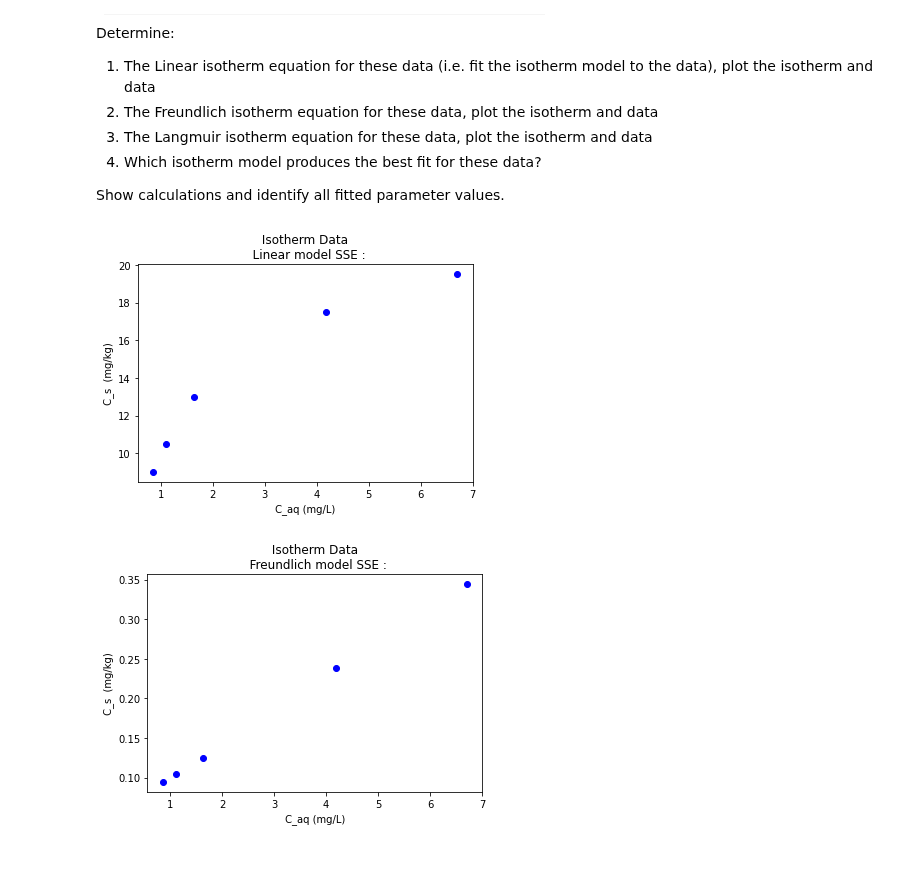
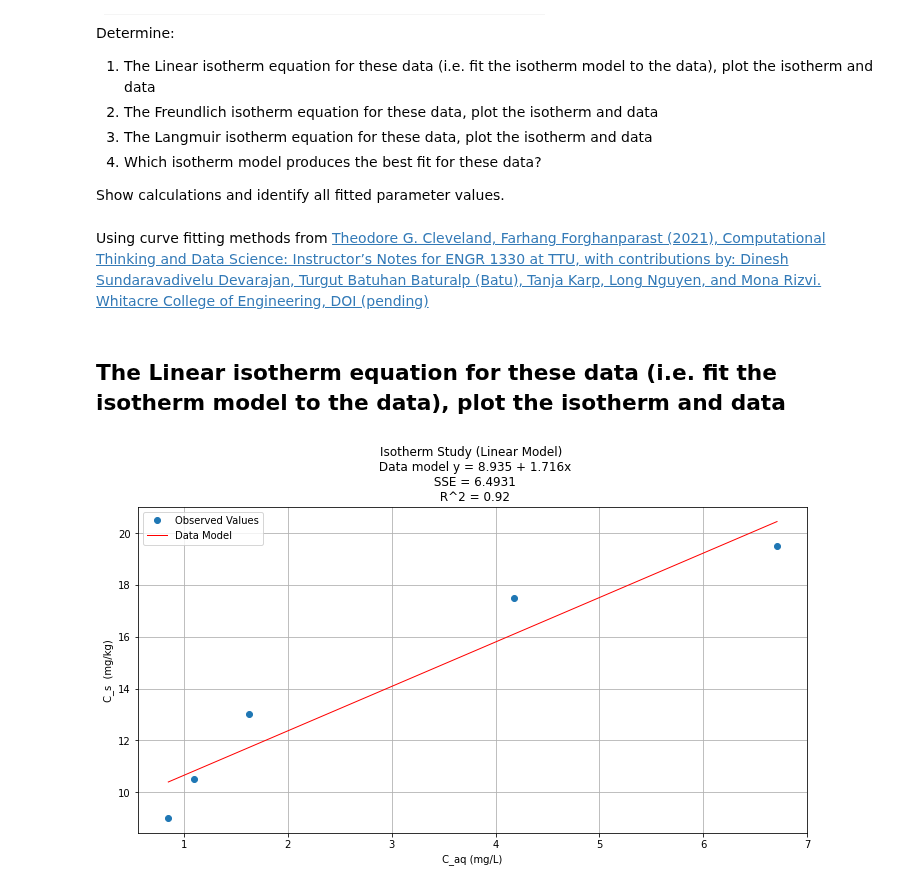
Before and after one commit to dustykat/ce-5364-webroot, a Jupyter notebook: 2-Exercises/ES3/src/ES3-WS.ipynb, the cells around one changed output. Saved outputs shown, nothing was run; the diff lists cells and outputs as text; code cells hidden in the pictures; blank space fills up the shorter version.

```diff
--- a/2-Exercises/ES3/src/ES3-WS.ipynb
+++ b/2-Exercises/ES3/src/ES3-WS.ipynb
@@ -707,3 +700,8 @@ Show calculations and identify all fitted parameter values.
+# %% [markdown]
+
+Using curve fitting methods from [Theodore G. Cleveland, Farhang Forghanparast (2021), Computational Thinking and Data Science: Instructor’s Notes for ENGR 1330 at TTU, with contributions by: Dinesh Sundaravadivelu Devarajan, Turgut Batuhan Baturalp (Batu), Tanja Karp, Long Nguyen, and Mona Rizvi. Whitacre College of Engineering, DOI (pending) ](http://54.243.252.9/engr-1330-webroot/engr1330jb/_build/html/lessons/lesson30/lesson30.html?highlight=fitting)
+# %% [markdown]
+## The Linear isotherm equation for these data (i.e. fit the isotherm model to the data), plot the isotherm and data
 # %%
 p5df = [[7.10 ,6.71],
 [4.53 ,4.18],
@@ -732,46 +730,36 @@ import numpy as np
 import pandas as pd
 import statistics
 import statsmodels.formula.api as smf # here is the regression package to fit lines
-data = pd.DataFrame({'X':t, 'Y':y}) # we use X,Y as column names for simplicity
-data.head()
+data = pd.DataFrame({'X':cEq, 'Y':cS}) # we use X,Y as column names for simplicity
+#data.head()
-# %%
-# Multiple Linear Regression with scikit-learn:
-from sklearn.linear_model import LinearRegression
-
-# Build linear regression model using X as predictors
-# Split data into predictors X and output Y
-predictors = ['X'] # this seems odd, but will make sense when we add predictors later
-X = data[predictors]
-y = data['Y']
-
-# Initialise and fit model
-lm = LinearRegression()  # This is the sklearn model tool here
-model = lm.fit(X, y)
-
-from matplotlib import pyplot as plt
-plt.plot(cEq,cS, color='blue', linestyle = "none", marker = 'o')  # make the plot object
-plt.title(" Isotherm Data \n  " + " Linear model SSE : " )  # caption the plot object
-plt.xlabel(" C_aq (mg/L) ") # label x-axis
-plt.ylabel(" C_s  (mg/kg) ") # label y-axis
-#plt.xscale('log')
-#plt.yscale('log')
-
-plt.show() # plot to stdio -- has to be last call as it kills prior objects
-plt.close('all') # needed when plt.show call not invoked, optional here
-#sys.exit() # used to elegant exit for CGI-BIN use
-# %% [output]
-[figure, removed]
 # %%
-from matplotlib import pyplot as plt
-plt.plot(cEq,cSoS, color='blue', linestyle = "none", marker = 'o')  # make the plot object
-plt.title(" Isotherm Data \n  " + " Freundlich model SSE : " )  # caption the plot object
+
+# Initialise and fit linear regression model using `statsmodels`
+model = smf.ols('Y ~ X', data=data) # model object constructor syntax
+model = model.fit()
+
+# Predict values
+y_pred = model.predict(X)
+
+beta0 = model.params[0] # the fitted intercept
+beta1 = model.params[1]
+sse = model.ssr
+rsq = model.rsquared
+
+titleline = "Isotherm Study (Linear Model) \n Data model y = " + str(round(beta0,3)) + " + " + str(round(beta1,3)) + "x" # put the model into the title
+titleline = titleline + '\n SSE = ' + str(round(sse,4)) + '\n R^2 = ' + str(round(rsq,3))
+
+# Plot regression against actual data
+plt.figure(figsize=(12, 6))
+plt.plot(data['X'], data['Y'], 'o')           # scatter plot showing actual data
+plt.plot(data['X'], y_pred, 'r', linewidth=1)   # regression line
 plt.xlabel(" C_aq (mg/L) ") # label x-axis
 plt.ylabel(" C_s  (mg/kg) ") # label y-axis
-#plt.xscale('log')
-#plt.yscale('log')
-
+plt.legend(['Observed Values','Data Model'])
+plt.title(titleline)
+plt.grid(which="both")
 plt.show() # plot to stdio -- has to be last call as it kills prior objects
 plt.close('all') # needed when plt.show call not invoked, optional here
 #sys.exit() # used to elegant exit for CGI-BIN use
 # %% [output]
-[figure, old version]
+[figure, new version]
```
Also changed, not shown: parts of 9 cells of this notebook, 1 other file.
